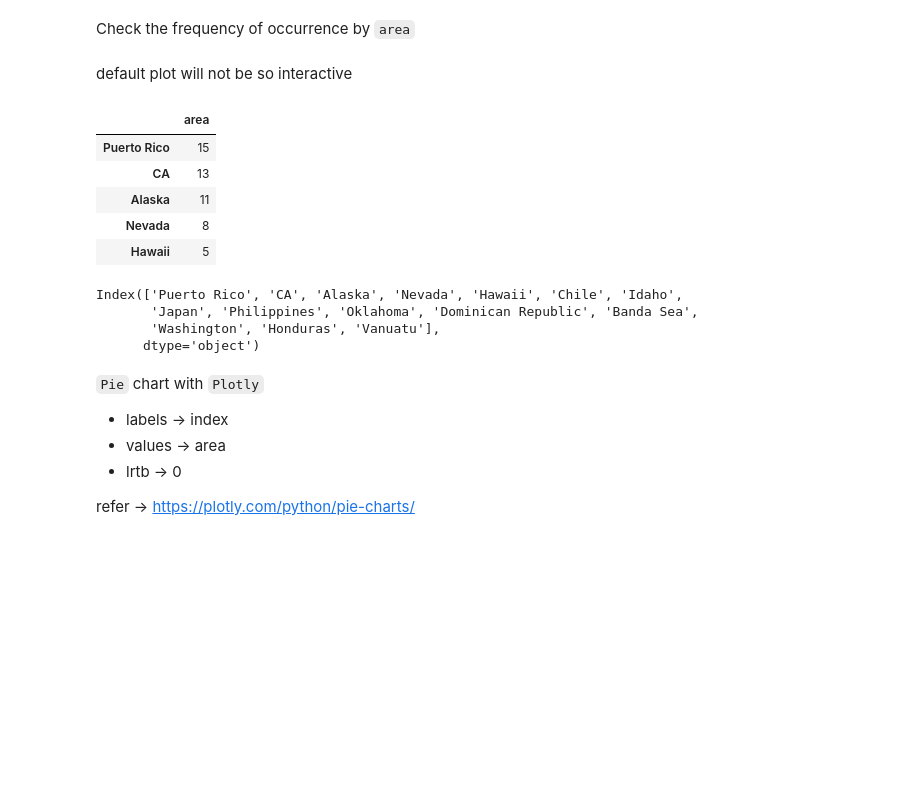
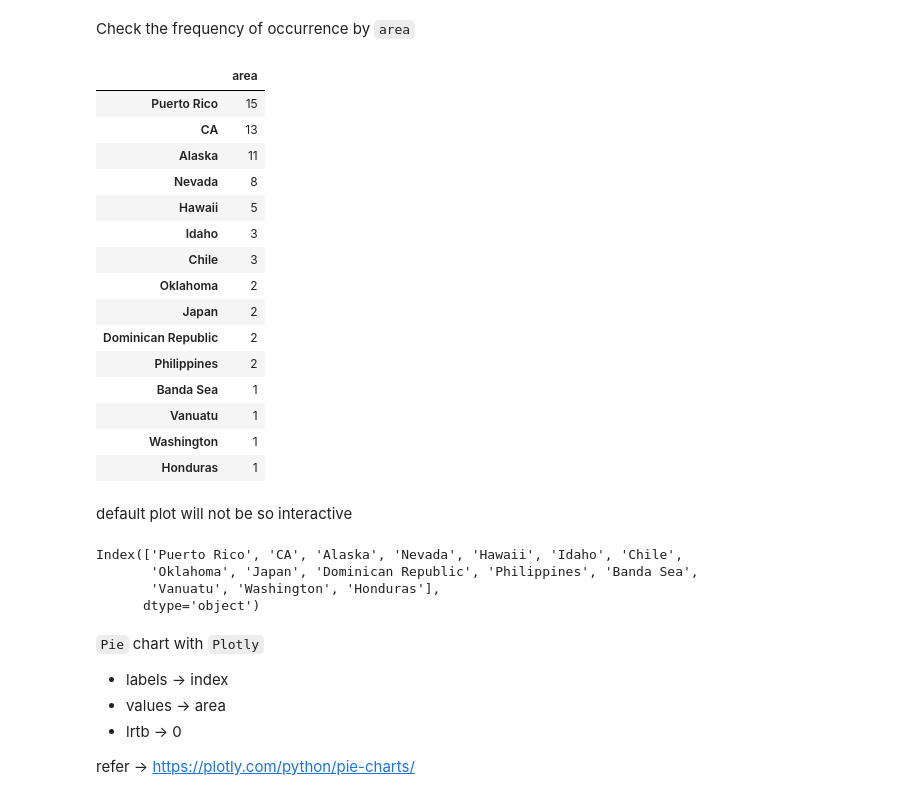
Before and after one commit to msameeruddin/Data-Analysis-Python, a Jupyter notebook: 5_DA_Map_Visualization/location_analytics.ipynb, the cells around one changed output. Drawn from its saved outputs; the diff is of its cells as text; code cells hidden in the pictures; blank space fills up the shorter version.

```diff
--- a/5_DA_Map_Visualization/location_analytics.ipynb
+++ b/5_DA_Map_Visualization/location_analytics.ipynb
@@ -248,25 +282,35 @@ Check the frequency of occurrence by `area`
 occ_freq = prep_df['area'].value_counts().to_frame()
+# %%
+occ_freq
+# %% [output]
+|  | area |
+| Puerto Rico | 15 |
+| CA | 13 |
+| Alaska | 11 |
+| Nevada | 8 |
+| Hawaii | 5 |
+| Idaho | 3 |
+| Chile | 3 |
+| Oklahoma | 2 |
+| Japan | 2 |
+| Dominican Republic | 2 |
+| Philippines | 2 |
+| Banda Sea | 1 |
+| Vanuatu | 1 |
+| Washington | 1 |
+| Honduras | 1 |
 # %% [markdown]
 default plot will not be so interactive
 # %%
 # occ_freq.plot(kind='pie', subplots=True)
 # %%
-# head()
-occ_freq.head()
+# index
+occ_freq.index
 # %% [output]
-|  | area |
-| Puerto Rico | 15 |
-| CA | 13 |
-| Alaska | 11 |
-| Nevada | 8 |
-| Hawaii | 5 |
+Index(['Puerto Rico', 'CA', 'Alaska', 'Nevada', 'Hawaii', 'Idaho', 'Chile',
+       'Oklahoma', 'Japan', 'Dominican Republic', 'Philippines', 'Banda Sea',
+       'Vanuatu', 'Washington', 'Honduras'],
+      dtype='object')
-# %%
-occ_freq.index
-# %% [output]
-Index(['Puerto Rico', 'CA', 'Alaska', 'Nevada', 'Hawaii', 'Chile', 'Idaho',
-       'Japan', 'Philippines', 'Oklahoma', 'Dominican Republic', 'Banda Sea',
-       'Washington', 'Honduras', 'Vanuatu'],
-      dtype='object')
 # %% [markdown]
 `Pie` chart with `Plotly`
 
```
Also changed, not shown: parts of 25 cells of this notebook, 15 other files.
